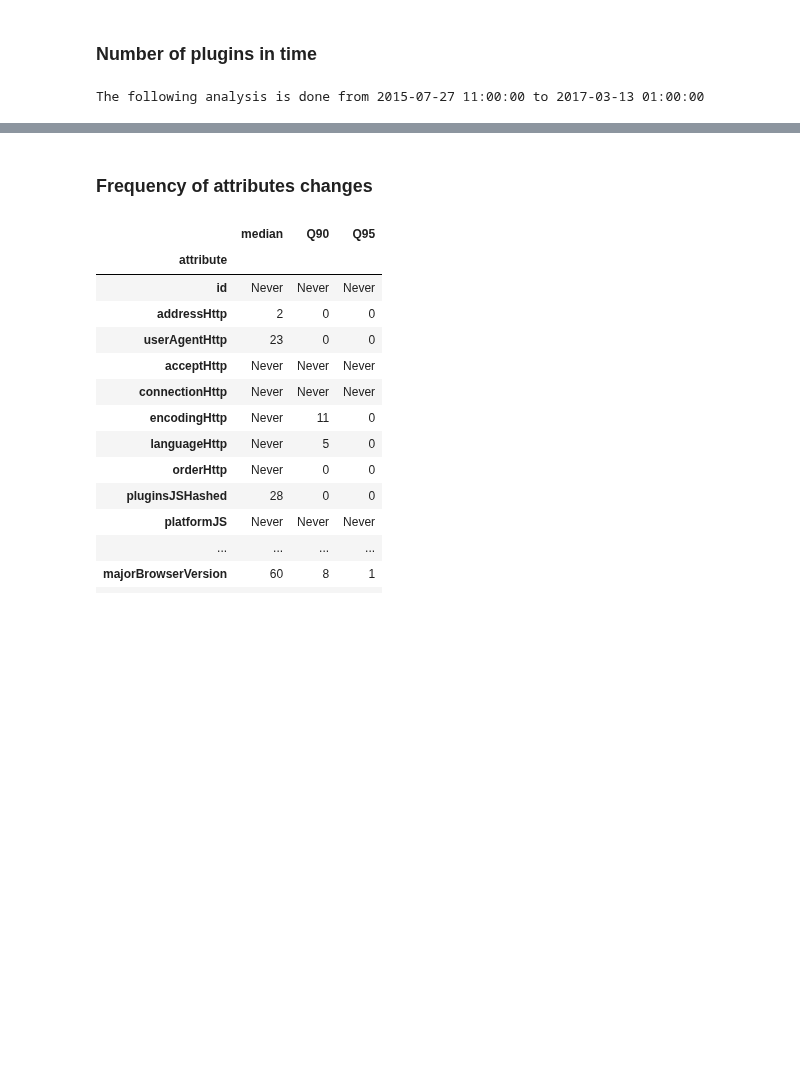
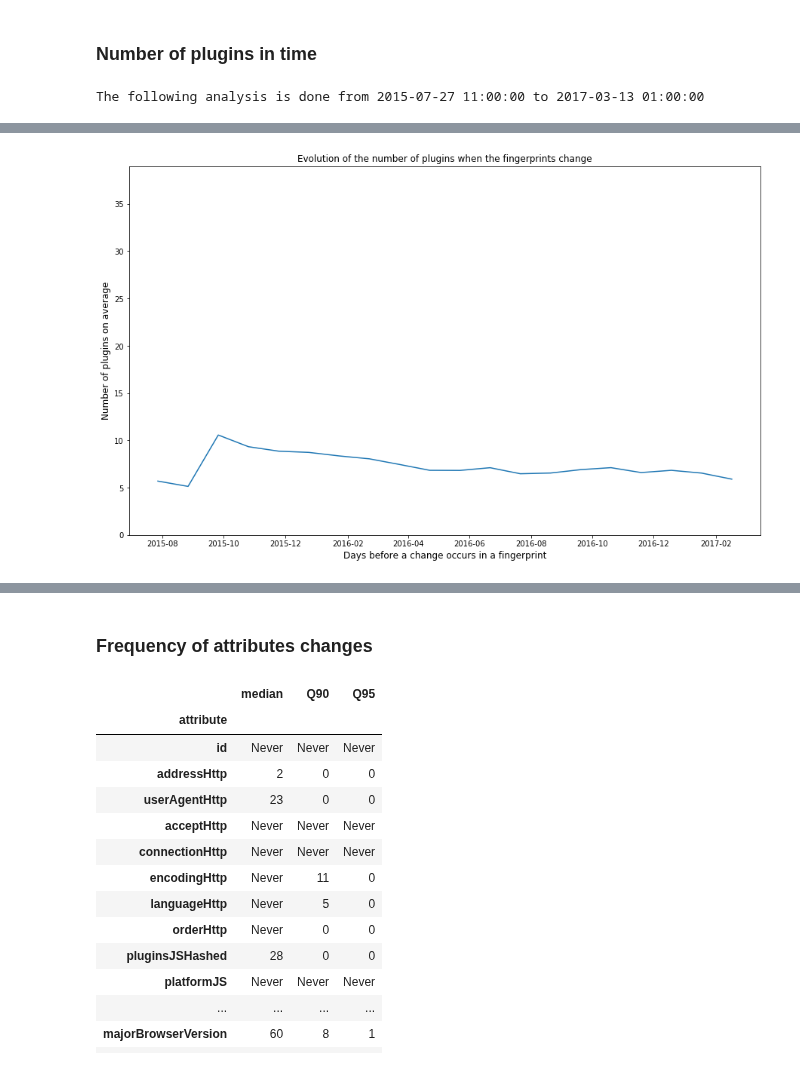
Before and after one commit to mGosset/BrowserFingerprint, a Jupyter notebook: notebooks/exploratory/analyse_empreintes.ipynb, the cells around one changed output, grey strips where cells are left out. Cells and saved outputs as stored; diff of their text form; code cells hidden in the pictures; blank space fills up the shorter version.

Commit message:
evolution of the number of plugins when the fingerprints change

```diff
--- a/notebooks/exploratory/analyse_empreintes.ipynb
+++ b/notebooks/exploratory/analyse_empreintes.ipynb
@@ -641,7 +643,7 @@ The following analysis is done from 2015-07-27 11:00:00 to 2017-03-13 01:00:00
 evolution=[]
 
 # for each user, storage of the date
-for user_id in df_user_more_2_fingerprints['index'][:5]:
+for user_id in df_user_more_2_fingerprints['index']:
     date=df_consistent[df_consistent['id']==user_id]['creationDate']
     df_date = pd.DataFrame(date)
     df_date = df_date['creationDate'].apply(lambda x: x.strftime('%B-%Y'))
@@ -666,9 +668,8 @@ for user_id in df_user_more_2_fingerprints['index'][:5]:
 
     df_liste = pd.DataFrame(liste)
     annee_mois_nb_plugins = df_year_month.join(df_liste['number of plugins'])
-    #print(annee_mois_nb_plugins)
 
-    #obtenir le dernier: -1 pour la dernière ligne et 2 pour la colonne 'number of plugins'
+    # get the last: -1 for the lest line and 2 for the column 'number of plugins'
     nb_fin=annee_mois_nb_plugins.iloc[-1,2]
     nb_debut=annee_mois_nb_plugins.iloc[0,2]
     nb_final=nb_fin-nb_debut
@@ -677,7 +678,6 @@ for user_id in df_user_more_2_fingerprints['index'][:5]:
     list_final.append(nb_final)
     df_list_final = pd.DataFrame(list_final)
     evolution.append(nb_final)
-    print(evolution)
 
 count_inf=0
 count_sup=0
@@ -692,5 +692,4 @@ for i in range(0,len(evolution)):
 print("The number of plugins decreases for {:d} id".format(count_inf))
 print("The number of plugins increases for {:d} id".format(count_sup))
 print("The number of plugins stagnates for {:d} id".format(count_zero))
-print("Conclusion: over time, the number of plugins tends to stagnate")
 # %% [output]
@@ -705,48 +699,63 @@ The number of plugins stagnates for 2 id
 Conclusion: over time, the number of plugins tends to stagnate
 # %%
-list_all=[]
-list_freq=[]
-for user_id in df_user_more_2_fingerprints['index'][:5]:
+plugins_changes=[]
+
+for user_id in df_user_more_2_fingerprints['index']:
+
+    # sort the dataframe by date of creation
     df_filtered_id = df_consistent[df_consistent['id']==user_id].sort_values('creationDate')
 
     # delete columns not to be analyzed (0 for line and 1 for column)
-    df_filtered_counter = df_filtered_id.drop('counter', 1)
-    df_filtered_endDate = df_filtered_counter.drop('endDate', 1)
-    df_filtered_consistent = df_filtered_endDate.drop('consistent', 1)
-    df_filtered_date = df_filtered_consistent.drop('creationDate', 1)
+    df_filtered_date = df_filtered_id.drop('counter', 1).drop('endDate', 1).drop('consistent', 1).drop('creationDate', 1)
 
-    liste_time = []
-
+    # initialization of variable
     first_line = df_filtered_date.iloc[0]
     list_first_line = list(first_line)
 
-    #first_value_date = df_filtered_id.iloc[0]['creationDate']
-    #last_value_date = df_filtered_id.iloc[-1]['creationDate']
+    # storage of the firt values of attributes "date" and "plug"
+    plugins_changes.append({
+        "date": df_filtered_id.iloc[0]['creationDate'],
+        "plug":len(str(df_filtered_date["pluginsJS"].iloc[0]).split(":"))-1
+    })
 
     # for each line of group of fingerprints of the user
     for line in range(1, len(df_filtered_date)):
         line_entire=df_filtered_date.iloc[line]
         list_line_entire = list(line_entire)
 
-        # if line next is defferent to previous line then storage of number of days between the two lines
+        # if line next is different to previous line then storage of date and number of plugins in a dict
         if list_line_entire != list_first_line:
             date_line = df_filtered_id.iloc[line]['creationDate']
-            number_of_plugins = len(str(df_filtered_date["pluginsJS"]line).split(":"))-1
-            liste_time.append(number_of_plugins)
+            number_of_plugins = len(str(df_filtered_date["pluginsJS"].iloc[line]).split(":"))-1
+            plugins_changes.append({
+                "date": date_line,
+                "plug":number_of_plugins
+            })
             first_line = line_entire
+
         # else the first line becomes the next
         else:
             first_line = line_entire
 
-    # storage of all values in a single list for cumulative distribution for all fingerprints
-    list_all.extend(liste_time)
-    # average of each list of values for each user
-    mean_liste=np.nanmean(liste_time)
-    list_freq.append({
-        'user':user_id,
-        'mean':mean_liste
-    })
 
-# for the visualization : creation a dataframe
-df_list_freq=pd.DataFrame(list_freq)
+# sort of dataframe by date
+df_plugins_changes = pd.DataFrame(plugins_changes)
+sorting_df_plugins_changes=df_plugins_changes.sort_values("date")
+
+# enlarge the chart
+fig = plt.figure(figsize=(15,9))
+
+graph_plugins_changes = fig.add_subplot(1, 1, 1)
+
+# groups the number of plugins by date and makes an average
+average_plugins_by_xday=sorting_df_plugins_changes.set_index('date').groupby(pd.TimeGrouper('30D')).mean()
+
+graph_plugins_changes.plot(average_plugins_by_xday)
+
+# interval of the y-axis
+graph_plugins_changes.set_ylim(0,max(sorting_df_plugins_changes.plug))
+
+graph_plugins_changes.set_title("Evolution of the number of plugins when the fingerprints change")
+graph_plugins_changes.set_xlabel("Days before a change occurs in a fingerprint", size = 12)
+graph_plugins_changes.set_ylabel("Number of plugins on average", size = 12)
 # %% [output]
@@ -769,0 +763 @@ Plugin 0: Chrome PDF Viewer; ; mhjfbmdgcfjbbpaeojofohoefgiehjai. Plugin 1: Chrom
+[figure, added]
```
Also changed, not shown: parts of 14 cells of this notebook.
